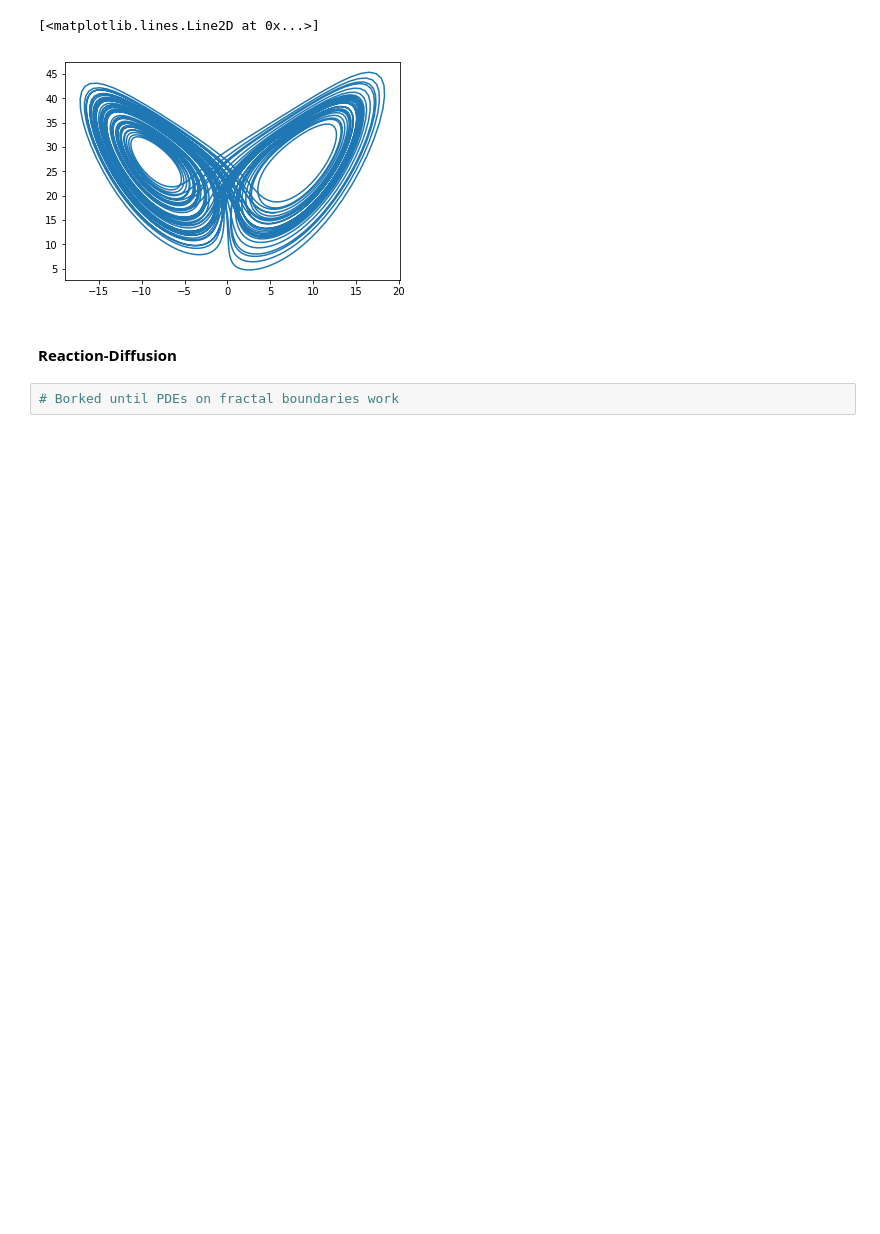
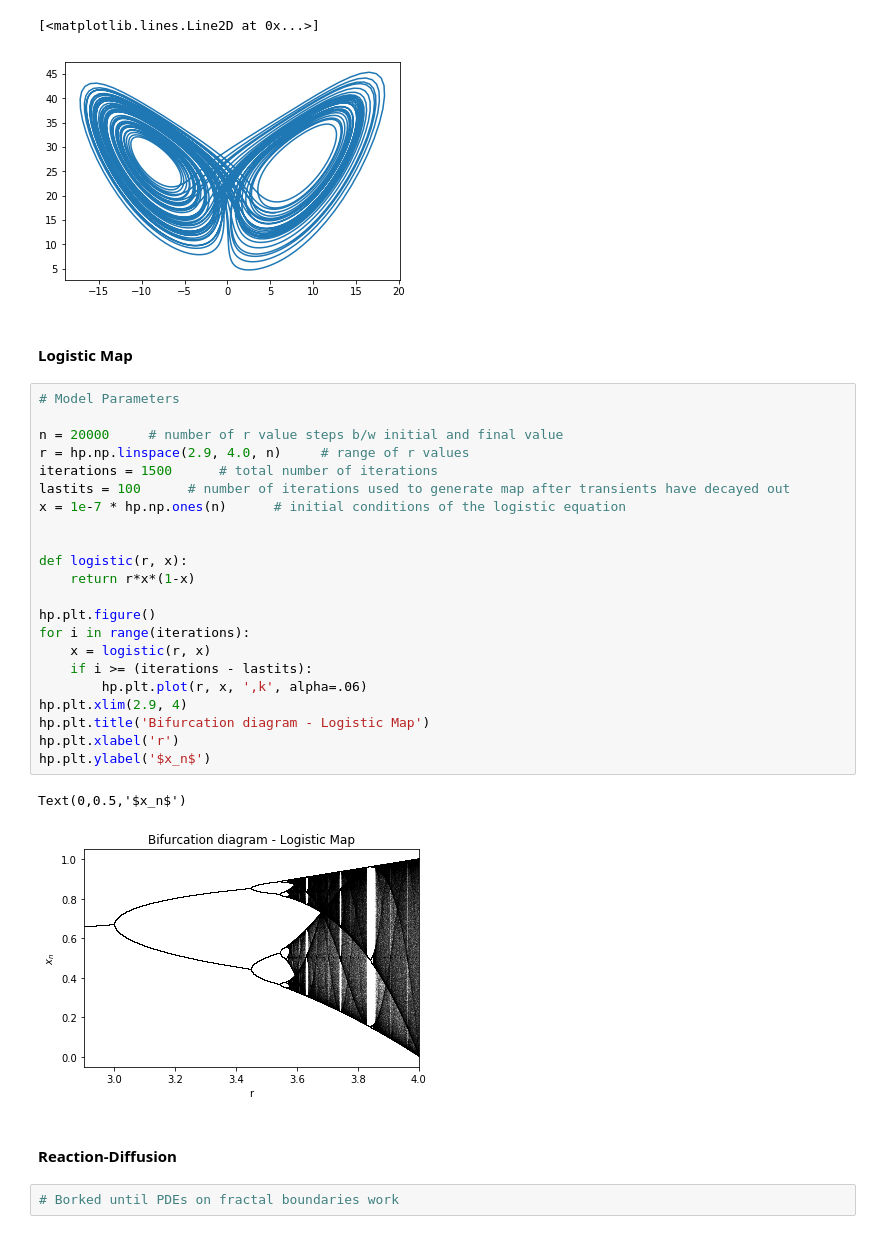
Before and after one commit to zthurman/fizzpy, a Jupyter notebook: Notebooks/Tensorflow/Nonlinear Dynamics.ipynb, the cells around one changed output. Drawn from its saved outputs; the diff is of its cells as text; blank space fills up the shorter version.

Commit message:
added logistic map

```diff
--- a/Notebooks/Tensorflow/Nonlinear Dynamics.ipynb
+++ b/Notebooks/Tensorflow/Nonlinear Dynamics.ipynb
@@ -37,6 +37,33 @@ hp.plt.plot(x, z)
 # %% [output]
 [<matplotlib.lines.Line2D at 0x...>]
 [figure]
+# %% [markdown]
+#### Logistic Map
+# %%
+# Model Parameters
+
+n = 20000     # number of r value steps b/w initial and final value
+r = hp.np.linspace(2.9, 4.0, n)     # range of r values
+iterations = 1500      # total number of iterations
+lastits = 100      # number of iterations used to generate map after transients have decayed out
+x = 1e-7 * hp.np.ones(n)      # initial conditions of the logistic equation
+
+
+def logistic(r, x):
+    return r*x*(1-x)
+
+hp.plt.figure()
+for i in range(iterations):
+    x = logistic(r, x)
+    if i >= (iterations - lastits):
+        hp.plt.plot(r, x, ',k', alpha=.06)
+hp.plt.xlim(2.9, 4)
+hp.plt.title('Bifurcation diagram - Logistic Map')
+hp.plt.xlabel('r')
+hp.plt.ylabel('$x_n$')
+# %% [output]
+Text(0,0.5,'$x_n$')
+[figure, added]
 # %% [markdown]
 #### Reaction-Diffusion
 # %%
```
